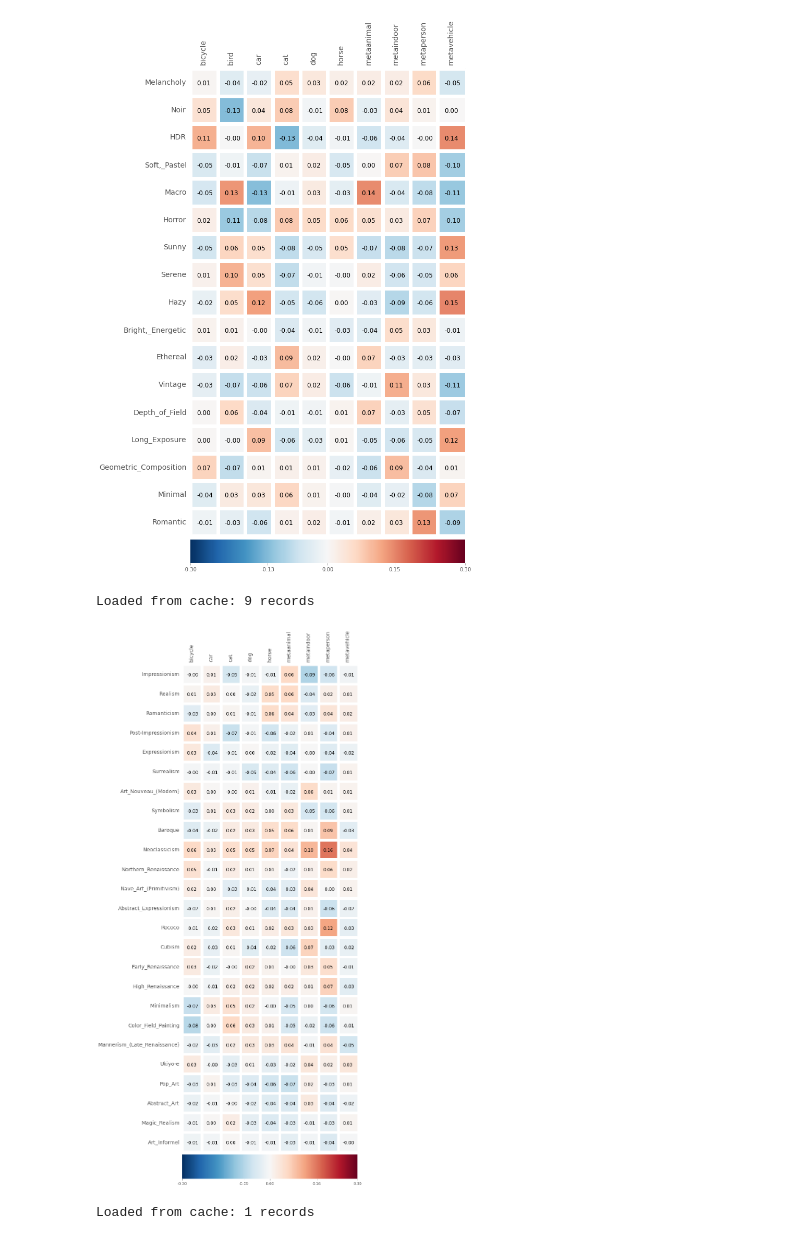
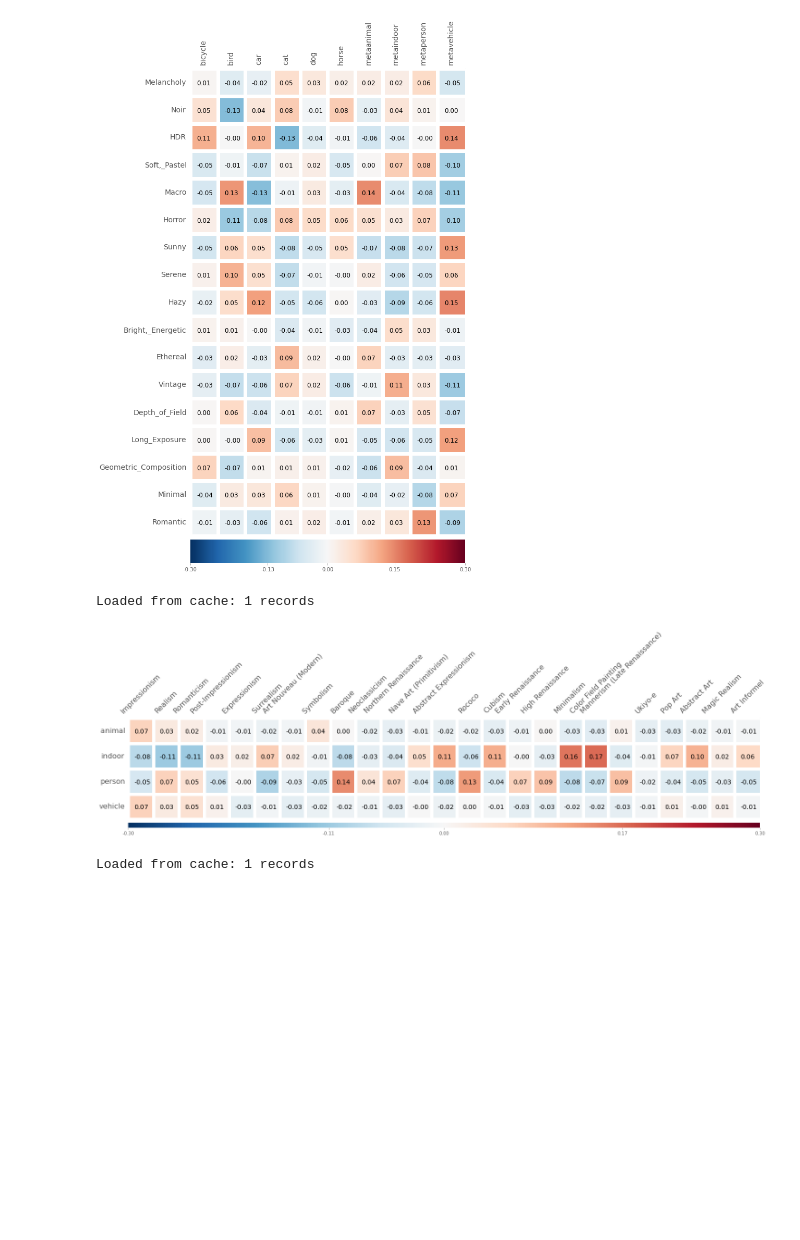
Before and after one commit to sergeyk/vislab, a Jupyter notebook: image_style_experiments/content style correlations.ipynb, the cells around one changed output. Cells and saved outputs as stored; diff of their text form; code cells hidden in the pictures; blank space fills up the shorter version.

```diff
--- a/image_style_experiments/content style correlations.ipynb
+++ b/image_style_experiments/content style correlations.ipynb
@@ -53,15 +55,16 @@ def plot_gt_pred_correlation(
     cdf = cdf.ix[label_df.columns][mc_pred_df.columns]
 
     cdf.columns = [x.replace('class_', '') for x in cdf.columns]
-    cdf.columns = [x.replace('pred_meta', 'Pred.: ') for x in cdf.columns]
+    cdf.columns = [x.replace('pred_meta', '') for x in cdf.columns]
     cdf.index = [x.replace('style_', '') for x in cdf.index]
     cdf.index = [x.replace('_', ' ') for x in cdf.index]
+    cdf.index = [x if x != 'Geometric Composition' else 'Geometric' for x in cdf.index]
     cdf = cdf.T
 
     # Plot.
     fig = vislab.dataset_viz.plot_occurrence(
         cdf, color_anchor=color_anchor, cmap=plt.cm.RdBu_r, font_size=16,
-        x_tick_rot=45)
+        x_tick_rot=90)
     return fig
 # %%
 label_df = vislab.datasets.flickr.get_df()[vislab.datasets.flickr.underscored_style_names]
@@ -93,21 +97,22 @@ fig.savefig(dirname + '/pascal_on_flickr.pdf', bbox_inches='tight')
 Loaded from cache: 10 records
 [figure]
 # %%
-collection_name = 'pascal_on_wp_oct29'
-pred_feat = 'decaf_fc6 False vw'
+collection_name = 'pascal_mc_on_wikipaintings_mar23'
+pred_feat = 'caffe_fc7 False vw'
 dataset_name = 'wikipaintings'
-pred_prefix = ''
-multiclass= False
+pred_prefix = 'pred_'
+multiclass= True
 label_df = vislab.datasets.wikipaintings.get_style_df()
 label_df = label_df[[x for x in label_df.columns if not x.startswith('_')]]
+del label_df['image_url']
 
 fig = plot_gt_pred_correlation(
     collection_name, pred_feat, dataset_name, pred_prefix,
     multiclass, label_df, [-.3, .3])
-fig.savefig(dirname + '/pascal_on_wp.pdf', bbox_inches='tight')
+# fig.savefig(dirname + '/pascal_on_wp.pdf', bbox_inches='tight')
 # %% [output]
-Loaded from cache: 9 records
+Loaded from cache: 1 records
-[figure, old version]
+[figure, new version]
 # %%
 collection_name = 'wp_on_pascal_oct30'
 pred_feat = 'decaf_fc6 False vw'
```
Also changed, not shown: parts of 3 cells of this notebook, 3 other files.
